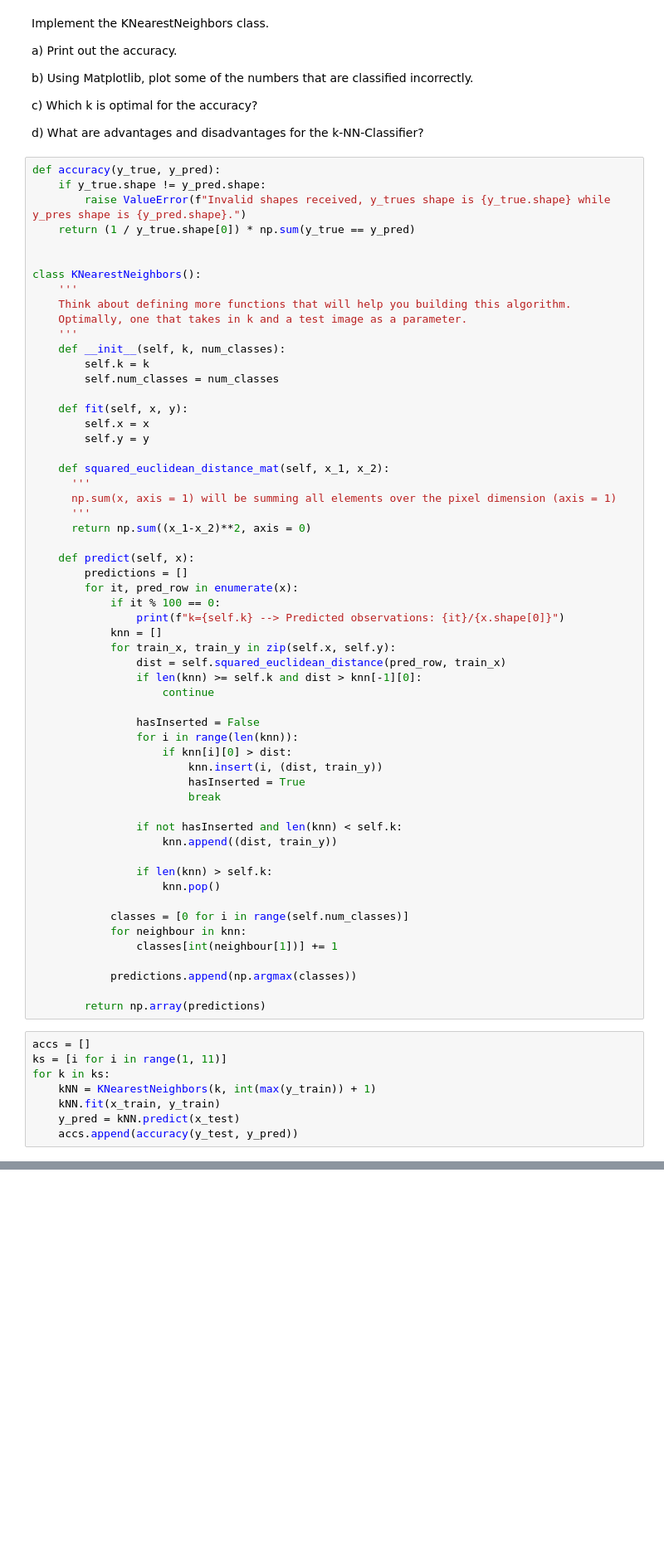
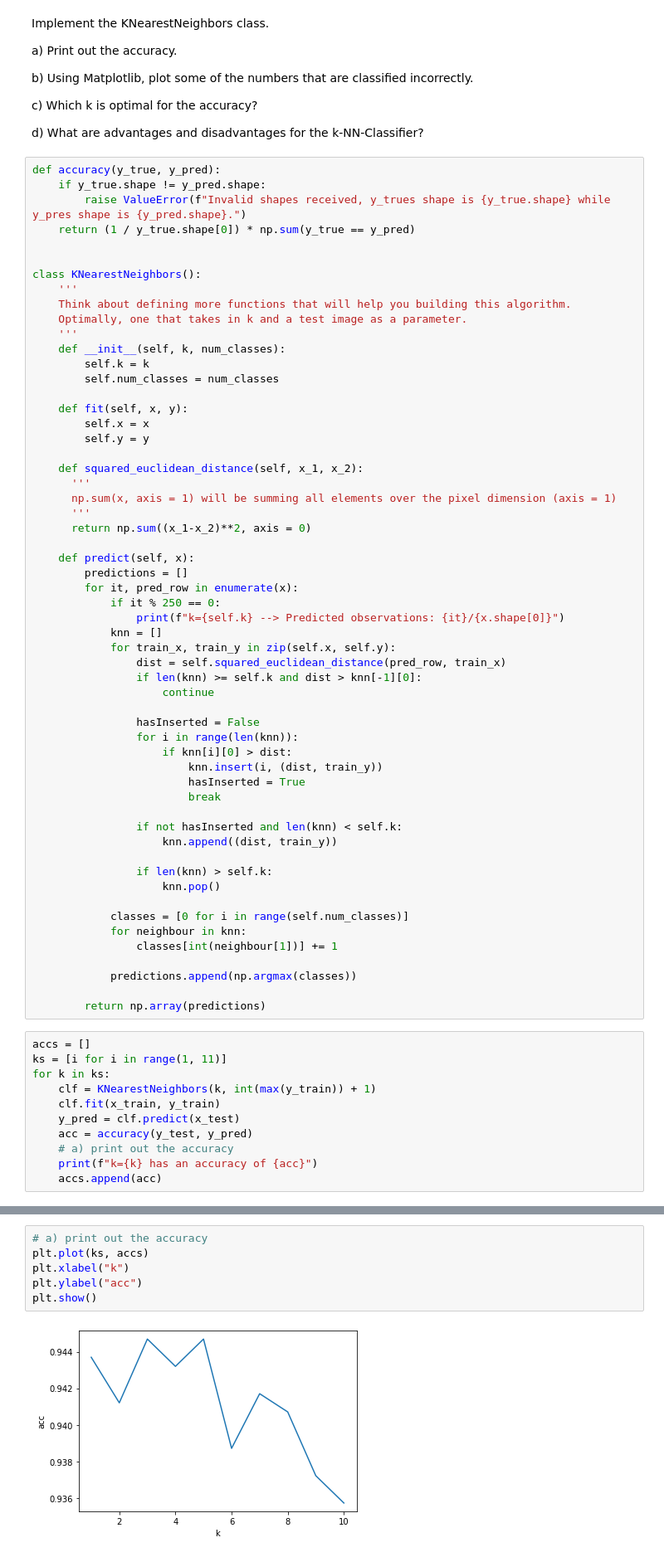
Before and after one commit to dunky11/mustererkennung, a Jupyter notebook: A1/k_NN.ipynb, the cells around one changed output, grey strips where cells are left out. Shown: that part at 83% size. Drawn from its saved outputs; the diff is of its cells as text; blank space fills up the shorter version.

```diff
--- a/A1/k_NN.ipynb
+++ b/A1/k_NN.ipynb
@@ -65,7 +67,7 @@ class KNearestNeighbors():
         self.x = x
         self.y = y
 
-    def squared_euclidean_distance_mat(self, x_1, x_2):
+    def squared_euclidean_distance(self, x_1, x_2):
       '''
       np.sum(x, axis = 1) will be summing all elements over the pixel dimension (axis = 1)
       '''
@@ -74,7 +76,7 @@ class KNearestNeighbors():
     def predict(self, x):
         predictions = []
         for it, pred_row in enumerate(x):
-            if it % 100 == 0:
+            if it % 250 == 0:
                 print(f"k={self.k} --> Predicted observations: {it}/{x.shape[0]}")
             knn = []
             for train_x, train_y in zip(self.x, self.y):
@@ -106,9 +108,12 @@ class KNearestNeighbors():
 accs = []
 ks = [i for i in range(1, 11)]
 for k in ks:
-    kNN = KNearestNeighbors(k, int(max(y_train)) + 1)
-    kNN.fit(x_train, y_train)
-    y_pred = kNN.predict(x_test)
-    accs.append(accuracy(y_test, y_pred))
+    clf = KNearestNeighbors(k, int(max(y_train)) + 1)
+    clf.fit(x_train, y_train)
+    y_pred = clf.predict(x_test)
+    acc = accuracy(y_test, y_pred)
+    # a) print out the accuracy
+    print(f"k={k} has an accuracy of {acc}")
+    accs.append(acc)
 # %% [output]
 k=1 --> Predicted observations: 0/2007
@@ -153,0 +136,8 @@ print(accs)
+# %%
+# a) print out the accuracy
+plt.plot(ks, accs)
+plt.xlabel("k")
+plt.ylabel("acc")
+plt.show()
+# %% [output]
+[figure, added]
```
Also changed, not shown: parts of 9 cells of this notebook.
